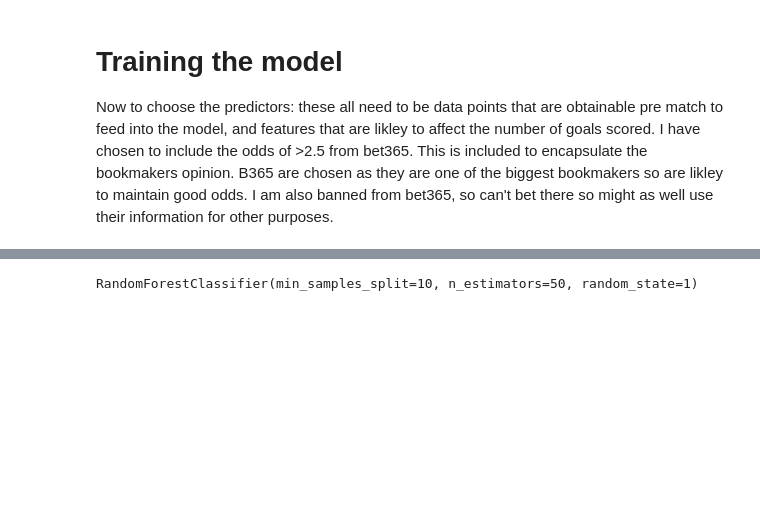
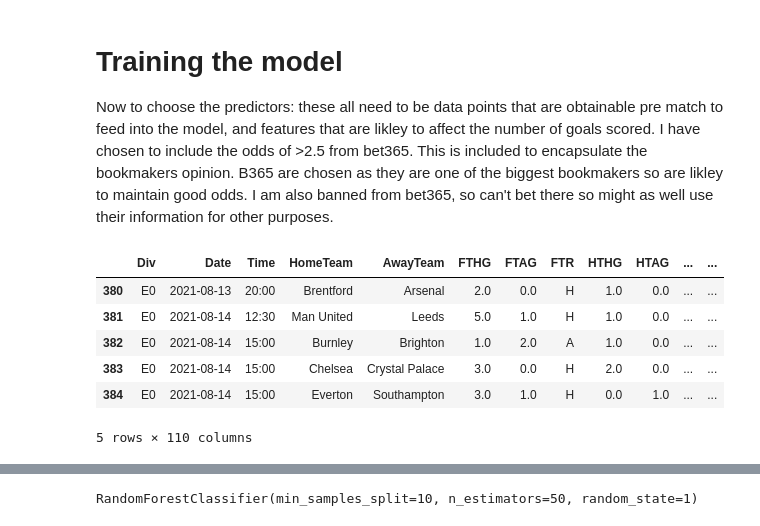
Before and after one commit to reubenleyland/AlgoBet, a Jupyter notebook: high_scoring_ML.ipynb, the cells around one changed output, grey strips where cells are left out. Saved outputs shown, nothing was run; the diff lists cells and outputs as text; code cells hidden in the pictures; blank space fills up the shorter version.

```diff
--- a/high_scoring_ML.ipynb
+++ b/high_scoring_ML.ipynb
@@ -80,5 +80,15 @@ Now to choose the predictors: these all need to be data points that are obtainab
 I have chosen to include the odds of >2.5 from bet365. This is included to encapsulate the bookmakers opinion. B365 are chosen as they are one of the biggest bookmakers so are likley to maintain good odds. I am also banned from bet365, so can't bet there so might as well use their information for other purposes.
 # %%
 train = matches[matches["Date"]<"2022-01-08"]
+# %%
+train.head()
+# %% [output]
+|  | Div | Date | Time | HomeTeam | AwayTeam | FTHG | FTAG | FTR | HTHG | HTAG | ... | ... |
+| 380 | E0 | 2021-08-13 | 20:00 | Brentford | Arsenal | 2.0 | 0.0 | H | 1.0 | 0.0 | ... | ... |
+| 381 | E0 | 2021-08-14 | 12:30 | Man United | Leeds | 5.0 | 1.0 | H | 1.0 | 0.0 | ... | ... |
+| 382 | E0 | 2021-08-14 | 15:00 | Burnley | Brighton | 1.0 | 2.0 | A | 1.0 | 0.0 | ... | ... |
+| 383 | E0 | 2021-08-14 | 15:00 | Chelsea | Crystal Palace | 3.0 | 0.0 | H | 2.0 | 0.0 | ... | ... |
+| 384 | E0 | 2021-08-14 | 15:00 | Everton | Southampton | 3.0 | 1.0 | H | 0.0 | 1.0 | ... | ... |
+5 rows × 110 columns
 # %%
 test = matches[matches["Date"]>"2022-01-08"]
```
Also changed, not shown: parts of 10 cells of this notebook, 9 other files.
